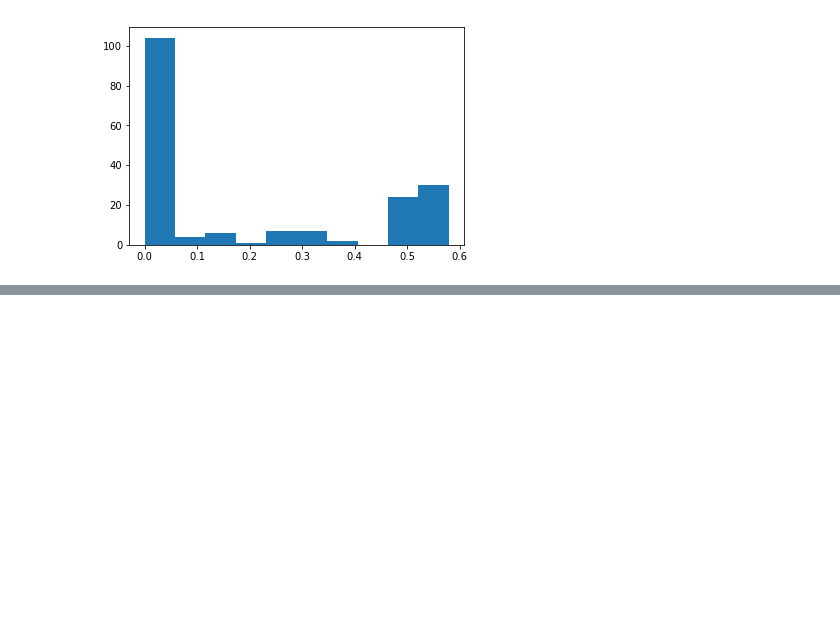
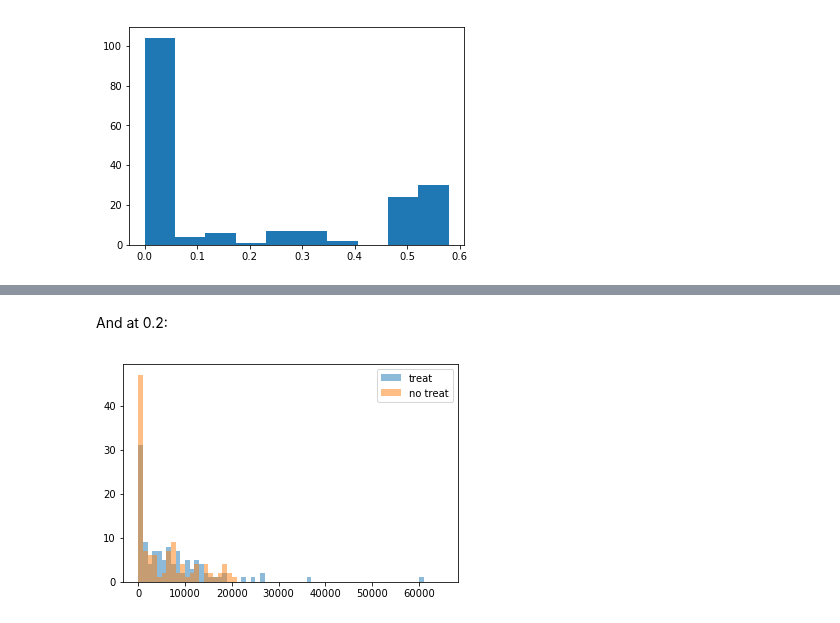
Before and after one commit to Victor-Palacios/epfl_ada, a Jupyter notebook: hw4/hw4_ahmed.ipynb, the cells around one changed output, grey strips where cells are left out. Drawn from its saved outputs; the diff is of its cells as text; code cells hidden in the pictures; blank space fills up the shorter version.

```diff
--- a/hw4/hw4_ahmed.ipynb
+++ b/hw4/hw4_ahmed.ipynb
@@ -355,0 +398,6 @@ Looking at this histogram we see that there are some bothering matchings where t
+# %% [markdown]
+And at 0.2:
+# %%
+plot_matching_hist(matching_propensity_max_card, 0.2)
+# %% [output]
+[figure, added]
```
Also changed, not shown: parts of 16 cells of this notebook.
